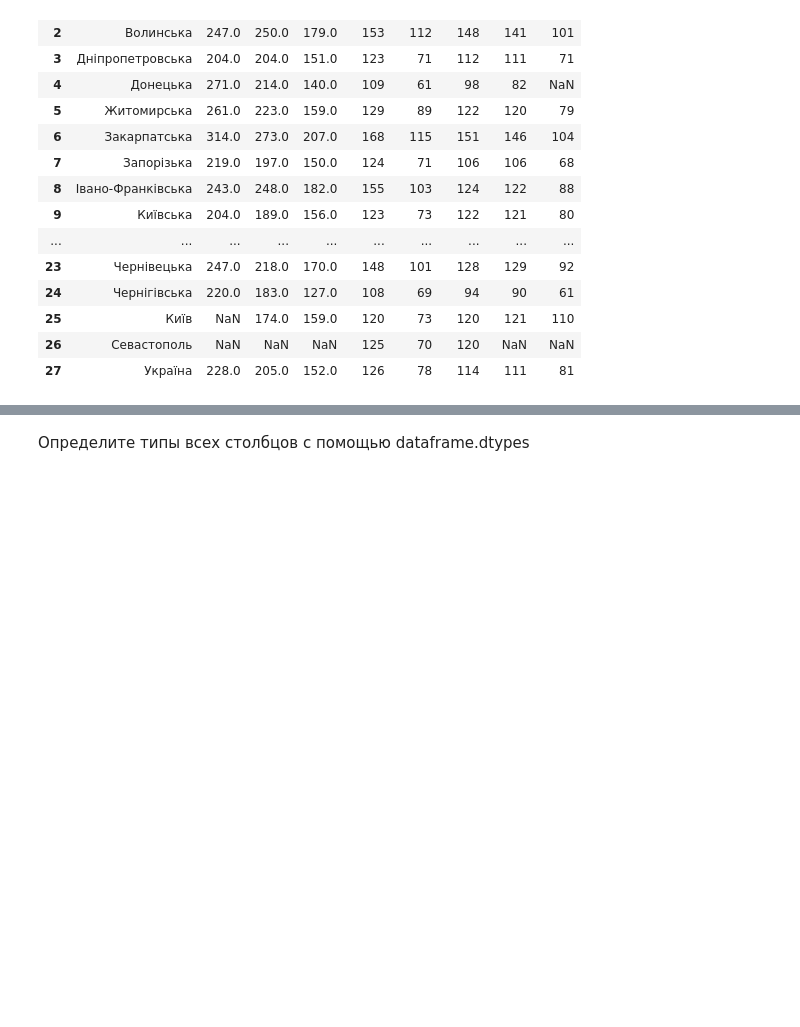
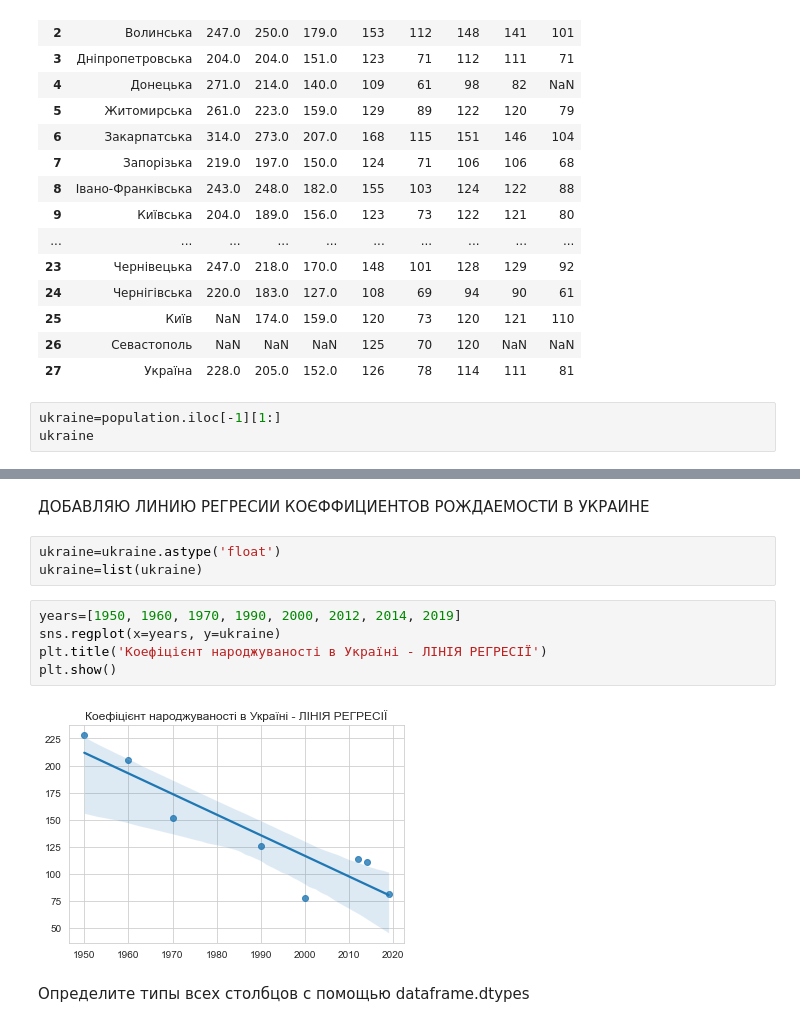
Before and after one commit to anna-khodyka/goit-python-data-science, a Jupyter notebook: Hw2_1.ipynb, the cells around one changed output, grey strips where cells are left out. Cells and saved outputs as stored; diff of their text form; blank space fills up the shorter version.

```diff
--- a/Hw2_1.ipynb
+++ b/Hw2_1.ipynb
@@ -65,3 +67,6 @@ population
 | 25 | Київ | NaN | 174.0 | 159.0 | 120 | 73 | 120 | 121 | 110 |
 | 26 | Севастополь | NaN | NaN | NaN | 125 | 70 | 120 | NaN | NaN |
 | 27 | Україна | 228.0 | 205.0 | 152.0 | 126 | 78 | 114 | 111 | 81 |
+# %%
+ukraine=population.iloc[-1][1:]
+ukraine
@@ -68,3 +83,15 @@ population
+# %% [markdown]
+ДОБАВЛЯЮ ЛИНИЮ РЕГРЕСИИ КОЄФФИЦИЕНТОВ РОЖДАЕМОСТИ В УКРАИНЕ
+# %%
+ukraine=ukraine.astype('float')
+ukraine=list(ukraine)
+# %%
+years=[1950, 1960, 1970, 1990, 2000, 2012, 2014, 2019]
+sns.regplot(x=years, y=ukraine)
+plt.title('Коефіцієнт народжуваності в Україні - ЛІНІЯ РЕГРЕСІЇ')
+plt.show()
+# %% [output]
+[figure, added]
 # %% [markdown]
 Определите типы всех столбцов с помощью dataframe.dtypes
 # %%
```
Also changed, not shown: parts of 8 cells of this notebook, 4 other files.
